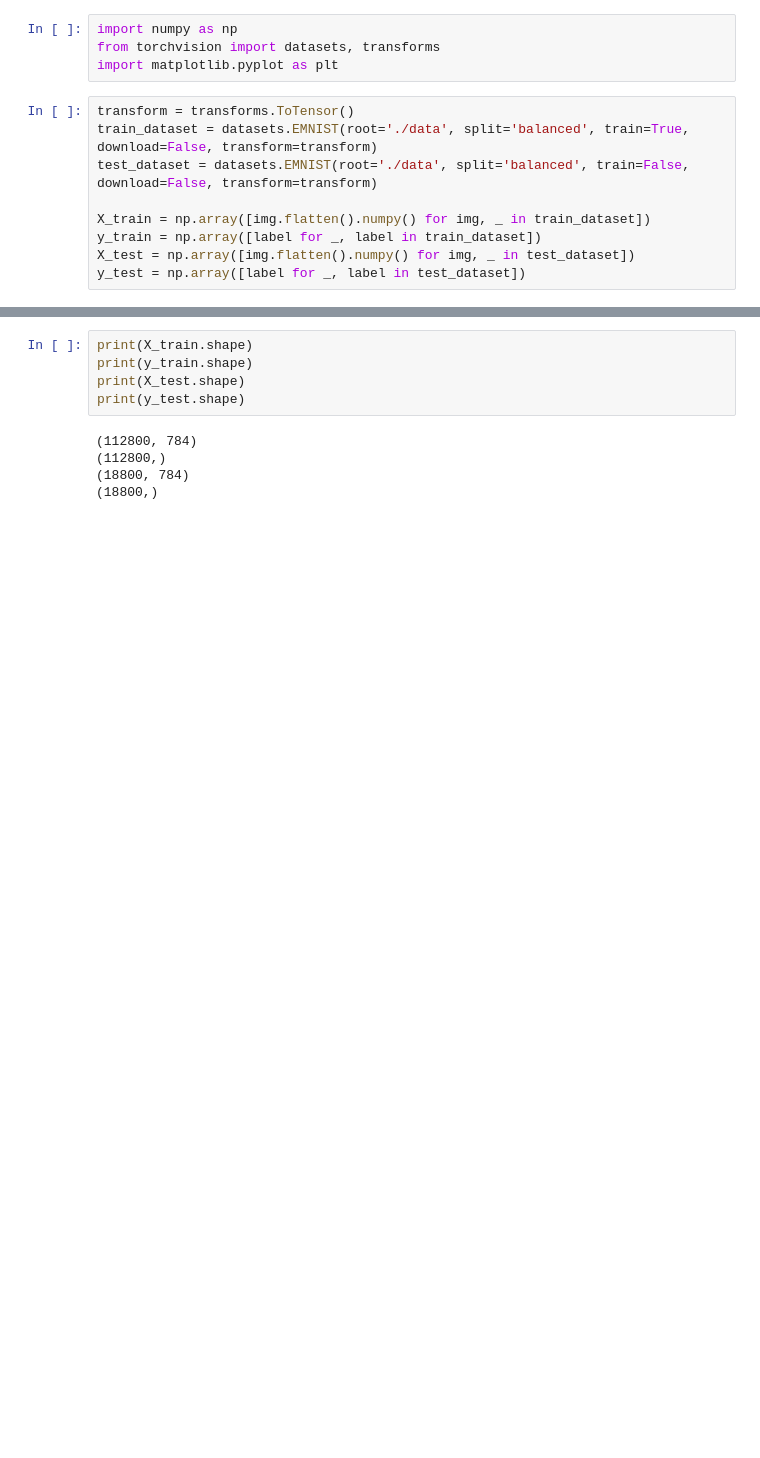
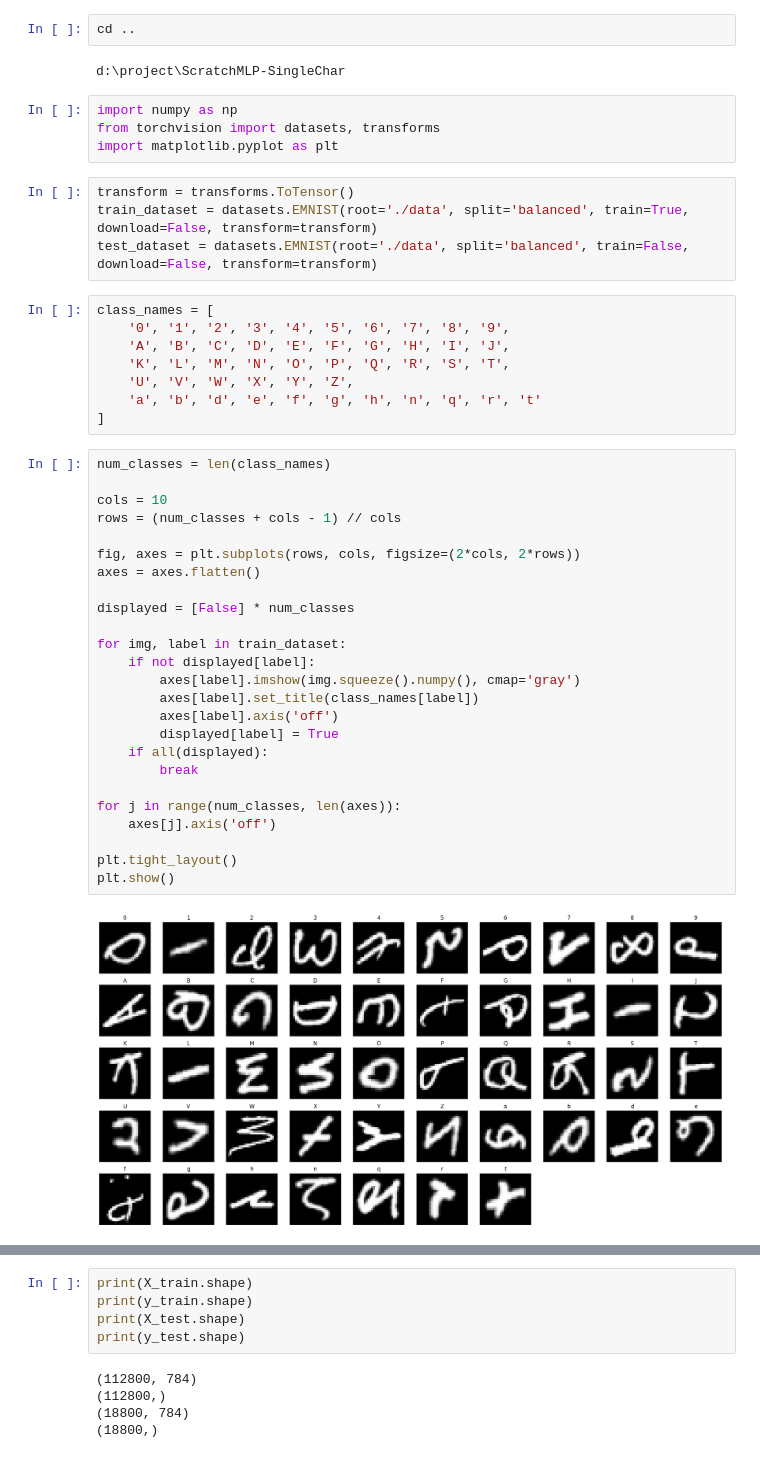
Before and after one commit to dodaonam/ScratchMLP-SingleChar, a Jupyter notebook: notebooks/eda.ipynb, the cells around one changed output, grey strips where cells are left out. Cells and saved outputs as stored; diff of their text form; blank space fills up the shorter version.

```diff
--- a/notebooks/eda.ipynb
+++ b/notebooks/eda.ipynb
@@ -1,3 +1,7 @@
+# %%
+cd ..
+# %% [output]
+d:\project\ScratchMLP-SingleChar
 # %%
 import numpy as np
 from torchvision import datasets, transforms
@@ -6,8 +10,38 @@ import matplotlib.pyplot as plt
 transform = transforms.ToTensor()
 train_dataset = datasets.EMNIST(root='./data', split='balanced', train=True, download=False, transform=transform)
 test_dataset = datasets.EMNIST(root='./data', split='balanced', train=False, download=False, transform=transform)
-
-X_train = np.array([img.flatten().numpy() for img, _ in train_dataset])
-y_train = np.array([label for _, label in train_dataset])
-X_test = np.array([img.flatten().numpy() for img, _ in test_dataset])
-y_test = np.array([label for _, label in test_dataset])
+# %%
+class_names = [
+    '0', '1', '2', '3', '4', '5', '6', '7', '8', '9',
+    'A', 'B', 'C', 'D', 'E', 'F', 'G', 'H', 'I', 'J',
+    'K', 'L', 'M', 'N', 'O', 'P', 'Q', 'R', 'S', 'T',
+    'U', 'V', 'W', 'X', 'Y', 'Z',
+    'a', 'b', 'd', 'e', 'f', 'g', 'h', 'n', 'q', 'r', 't'
+]
+# %%
+num_classes = len(class_names)
+
+cols = 10
+rows = (num_classes + cols - 1) // cols
+
+fig, axes = plt.subplots(rows, cols, figsize=(2*cols, 2*rows))
+axes = axes.flatten()
+
+displayed = [False] * num_classes
+
+for img, label in train_dataset:
+    if not displayed[label]:
+        axes[label].imshow(img.squeeze().numpy(), cmap='gray')
+        axes[label].set_title(class_names[label])
+        axes[label].axis('off')
+        displayed[label] = True
+    if all(displayed):
+        break
+
+for j in range(num_classes, len(axes)):
+    axes[j].axis('off')
+
+plt.tight_layout()
+plt.show()
+# %% [output]
+[figure, added]
```
Also changed, not shown: parts of 3 cells of this notebook, 5 other files.
